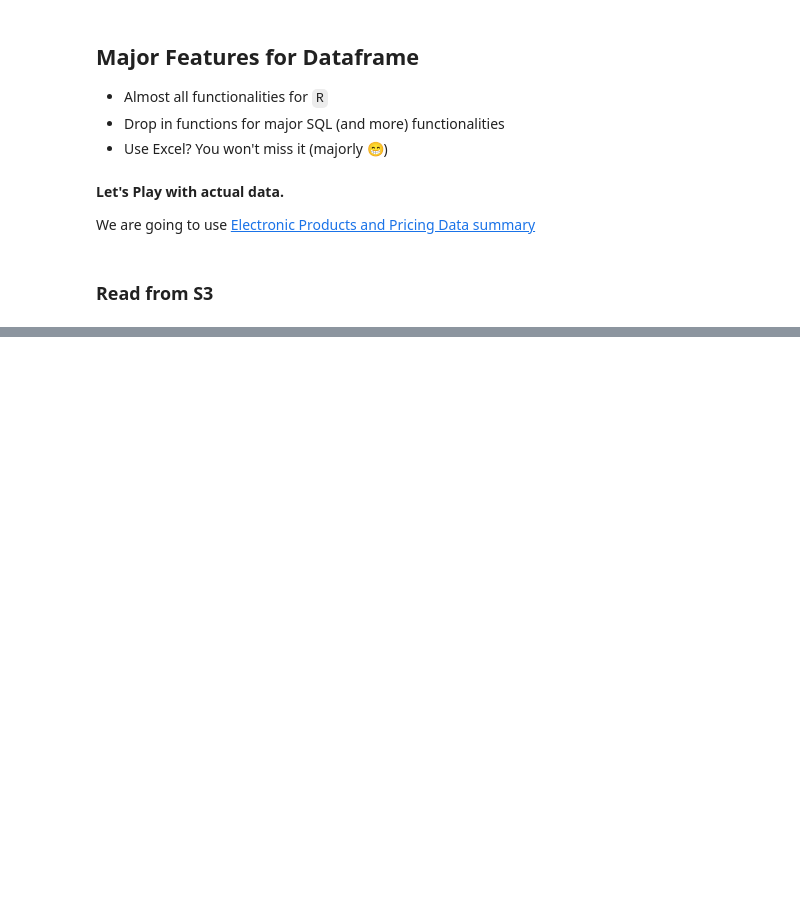
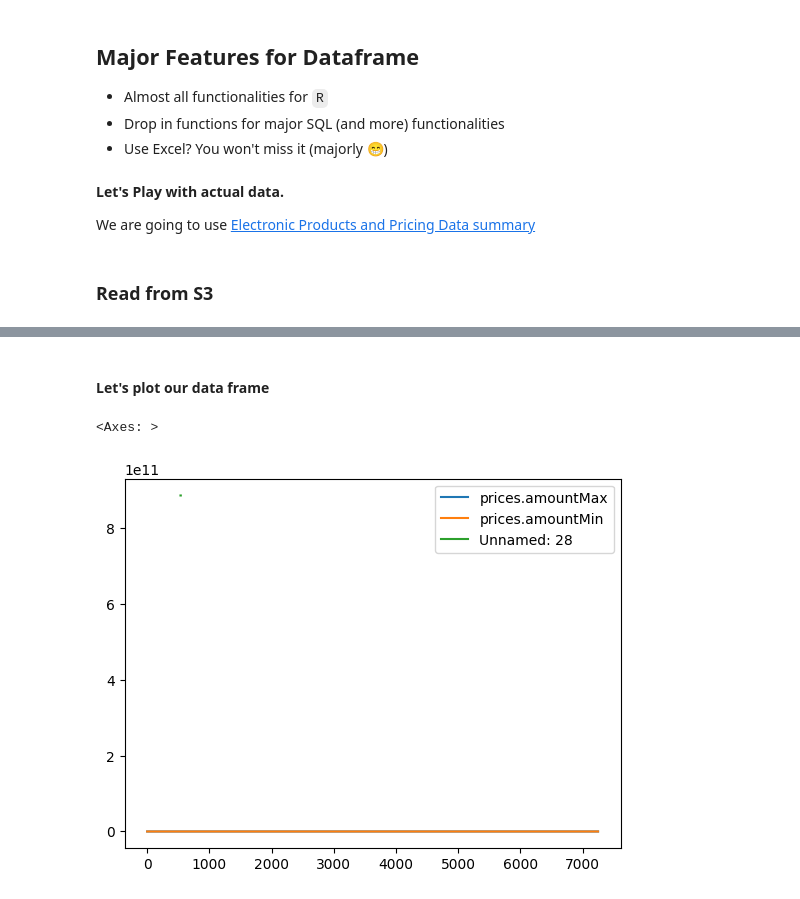
Before and after one commit to azhar22k/pyplay, a Jupyter notebook: 3.pandas-intro.ipynb, the cells around one changed output, grey strips where cells are left out. Saved outputs shown, nothing was run; the diff lists cells and outputs as text; code cells hidden in the pictures; blank space fills up the shorter version.

```diff
--- a/3.pandas-intro.ipynb
+++ b/3.pandas-intro.ipynb
@@ -62,0 +45,2 @@ data = s3_client.get_object(Bucket=S3_BUCKET, Key=f"{S3_ROOT_PATH}DatafinitiElec
+# %%
+df = pd.read_csv(io.BytesIO(data['Body'].read()))
@@ -62,0 +49,2 @@ data = s3_client.get_object(Bucket=S3_BUCKET, Key=f"{S3_ROOT_PATH}DatafinitiElec
+# %% [markdown]
+#### Let's plot our data frame
@@ -62,0 +55,5 @@ data = s3_client.get_object(Bucket=S3_BUCKET, Key=f"{S3_ROOT_PATH}DatafinitiElec
+# %%
+df.plot()
+# %% [output]
+<Axes: >
+[figure, added]
```
Also changed, not shown: parts of 8 cells of this notebook, 1 other file.
